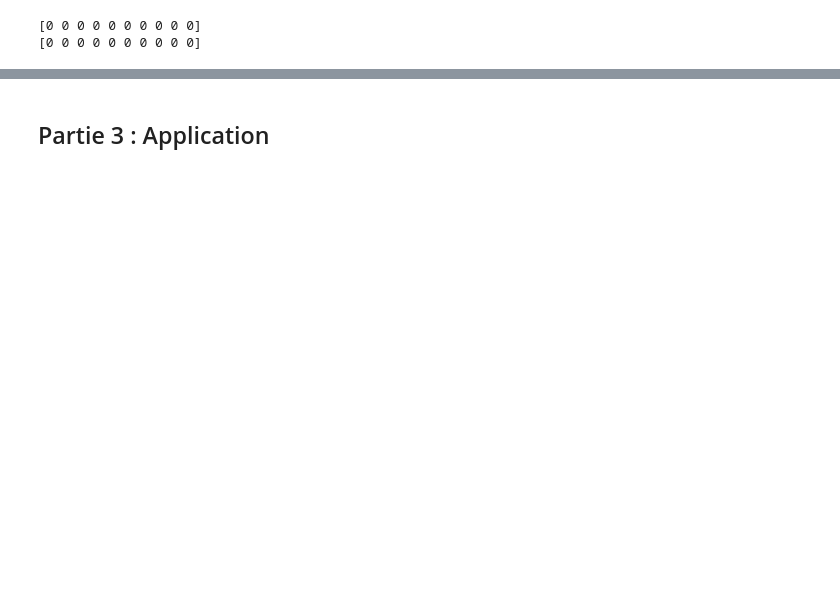
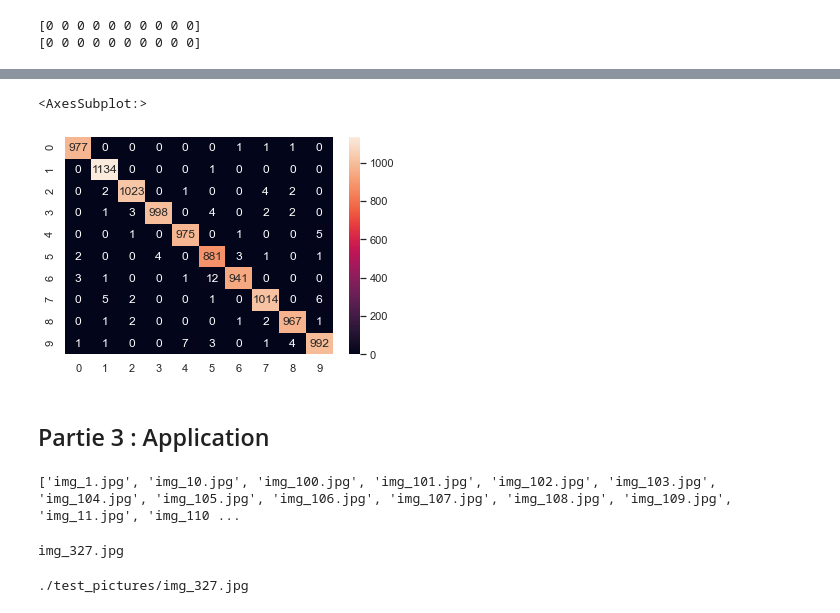
Before and after one commit to BertrandBorel/Projet_12_Classification_manuscrite, a Jupyter notebook: Classification_chiffres_manuscrits.ipynb, the cells around one changed output, grey strips where cells are left out. Cells and saved outputs as stored; diff of their text form; code cells hidden in the pictures; blank space fills up the shorter version.

```diff
--- a/Classification_chiffres_manuscrits.ipynb
+++ b/Classification_chiffres_manuscrits.ipynb
@@ -270,0 +351,13 @@ print(y_test[:10])
+# %%
+from sklearn.metrics import accuracy_score
+
+#Generate predictions with the model using our X values
+
+y_pred = model.predict(X_test)
+y_true = np.argmax(y_pred,axis=1)
+
+y = y_train
+y=np.array(y)
+
+accuracy = accuracy_score(y, np.argmax(y_pred, axis=1))
+print("L'accuraccy_score est de : ", accuracy)
@@ -270,0 +391,6 @@ print(y_test[:10])
+# %%
+#importing confusion matrix
+from sklearn.metrics import confusion_matrix
+confusion = confusion_matrix(y_test, y_true)
+print('Confusion Matrix\n')
+print(confusion)
@@ -271,2 +410,28 @@ print(y_test[:10])
+# %%
+import seaborn as sns
+sns.heatmap(confusion, annot=True, fmt="d")
+# %% [output]
+<AxesSubplot:>
+[figure, added]
 # %% [markdown]
 ## Partie 3 : Application
+# %%
+chemin = "./test_pictures/"
+liste_test = os.listdir(chemin)
+print(liste_test)
+# %% [output]
+['img_1.jpg', 'img_10.jpg', 'img_100.jpg', 'img_101.jpg', 'img_102.jpg', 'img_103.jpg', 'img_104.jpg', 'img_105.jpg', 'img_106.jpg', 'img_107.jpg', 'img_108.jpg', 'img_109.jpg', 'img_11.jpg', 'img_110 ...
+# %%
+import random
+
+# choisi une image aléatoire à chaque fois
+rand = random.choice(liste_test)
+print(rand)
+# %% [output]
+img_327.jpg
+# %%
+# on décide du nouveau chemin de l'élément aléatoire
+route = "./test_pictures/" + rand
+print(route)
+# %% [output]
+./test_pictures/img_327.jpg
```
Also changed, not shown: parts of 48 cells of this notebook.
